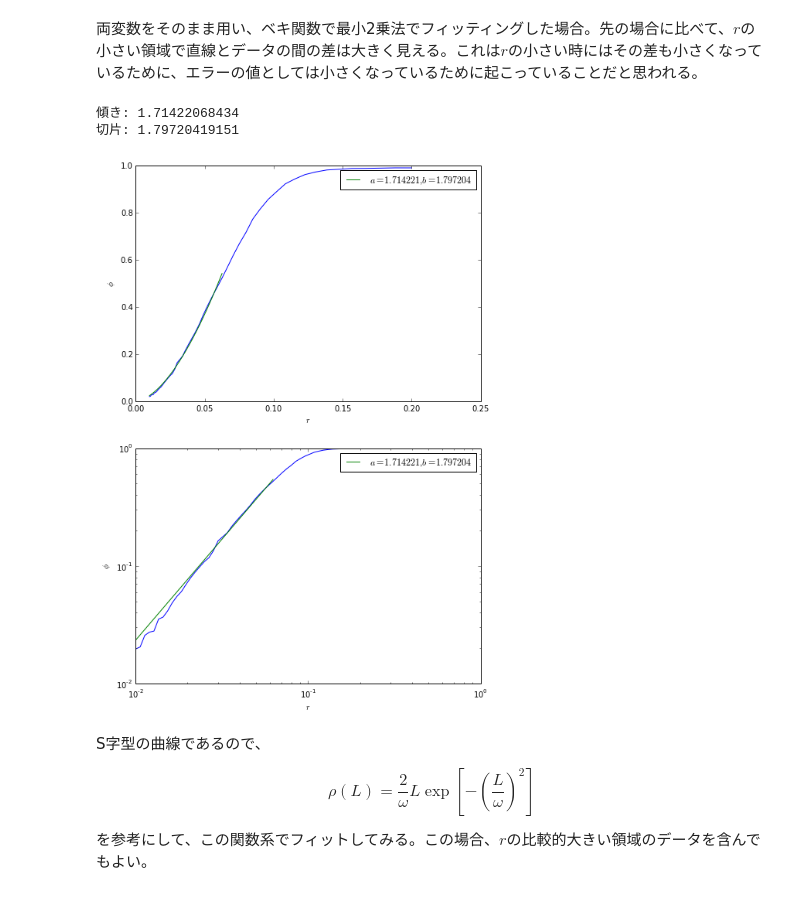
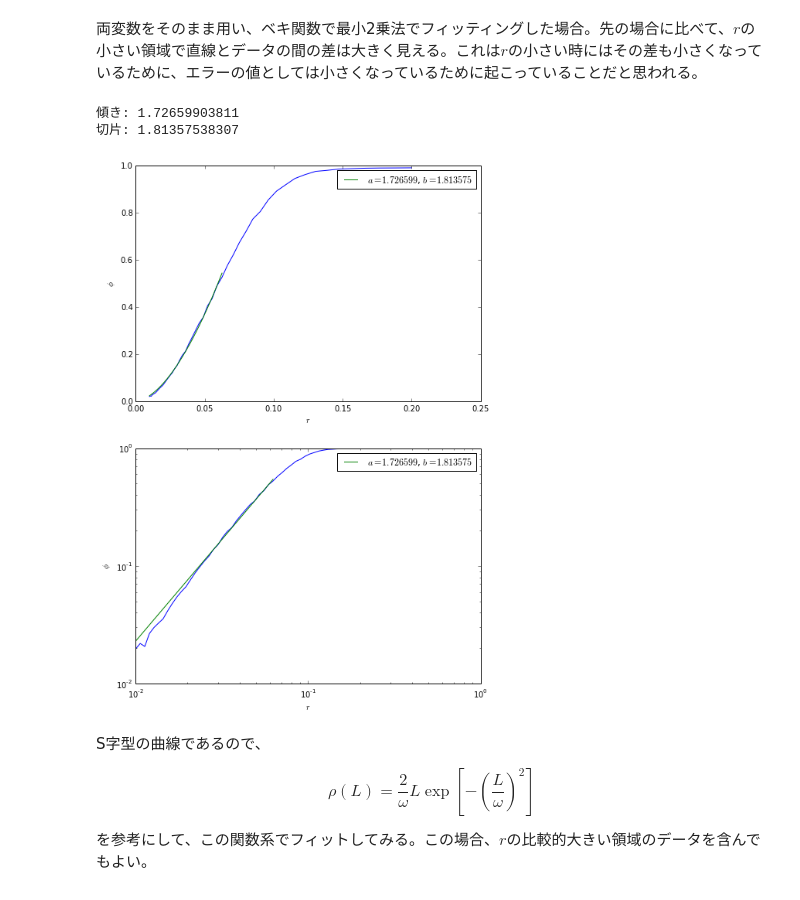
Before and after one commit to ssh0/sotsuron, a Jupyter notebook: 近距離抑制効果.ipynb, the cells around one changed output. Cells and saved outputs as stored; diff of their text form; code cells hidden in the pictures.

```diff
--- a/近距離抑制効果.ipynb
+++ b/近距離抑制効果.ipynb
@@ -403,35 +403,35 @@ myplot1(r, phi1, r[imin:imax], R1, res[0])
 # %%
 a = 1.5
 b = 0.
 param = [a, b]
 rmin, rmax = 0., 0.07
 
 def fit_func(parameter, x):
     a = parameter[0]
     b = parameter[1]
     return np.power(x, a)*np.power(10, b)
 
 def fit(parameter, x, y):
     return y - fit_func(parameter, x)
 
 i = 0
 while r[i] < rmin:
     i += 1
 imin, imax = i, i
 while r[i] < rmax:
     i += 1
 imax = i - 1
 
 res = leastsq(fit, param, args=(r[imin:imax], phi1[imin:imax]))
 print u"傾き: " + str(res[0][0])
 print u"切片: " + str(res[0][1])
 R2 = fit_func(res[0], r[imin:imax])
 
-myplot1(r, phi1, r[imin:imax], R2, res[0])
+myplot1({r'$r$': r}, {r'$\phi$': phi1}, r[imin:imax], R2, param={'a': res[0][0], 'b': res[0][1]})
 # %% [output]
-傾き: 1.71422068434
-切片: 1.79720419151
+傾き: 1.72659903811
+切片: 1.81357538307
-[figure, old version]
+[figure, new version]
 # %% [markdown]
 S字型の曲線であるので、
 
```
Also changed, not shown: parts of 9 cells of this notebook, 4 other files.
